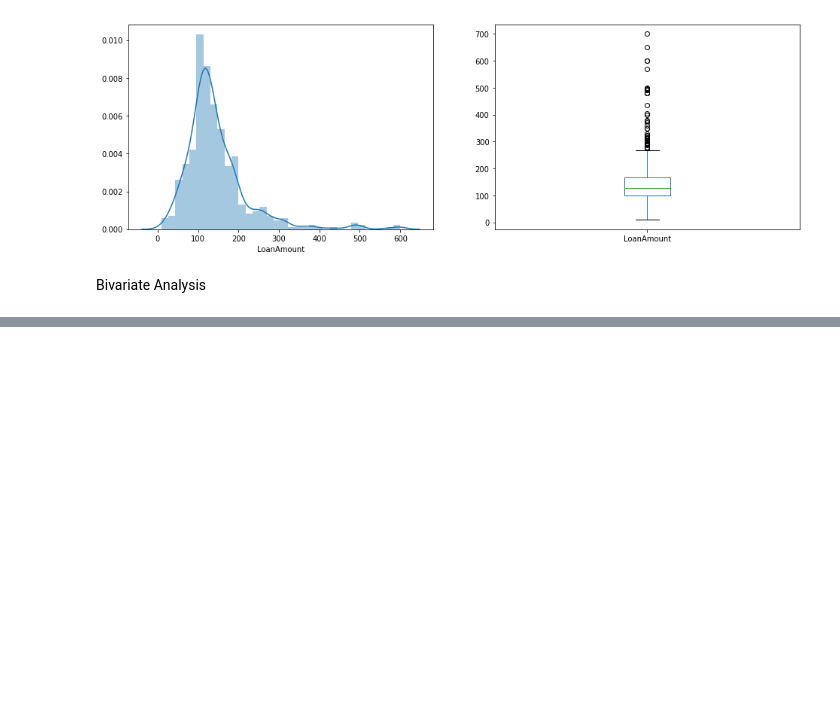
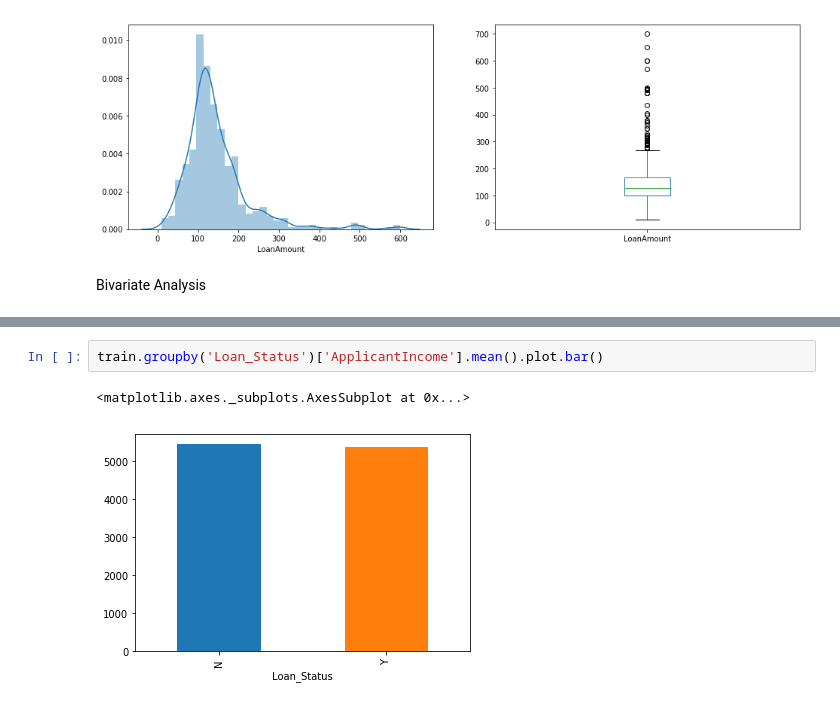
Before and after one commit to aseef0406/Data-Analysis-Tutorials, a Jupyter notebook: LoanPrediction/Loan Prediction.ipynb, the cells around one changed output, grey strips where cells are left out. Saved outputs shown, nothing was run; the diff lists cells and outputs as text; blank space fills up the shorter version.

```diff
--- a/LoanPrediction/Loan Prediction.ipynb
+++ b/LoanPrediction/Loan Prediction.ipynb
@@ -128,0 +198,5 @@ Bivariate Analysis
+# %%
+train.groupby('Loan_Status')['ApplicantIncome'].mean().plot.bar()
+# %% [output]
+<matplotlib.axes._subplots.AxesSubplot at 0x...>
+[figure, added]
```
Also changed, not shown: parts of 16 cells of this notebook.
